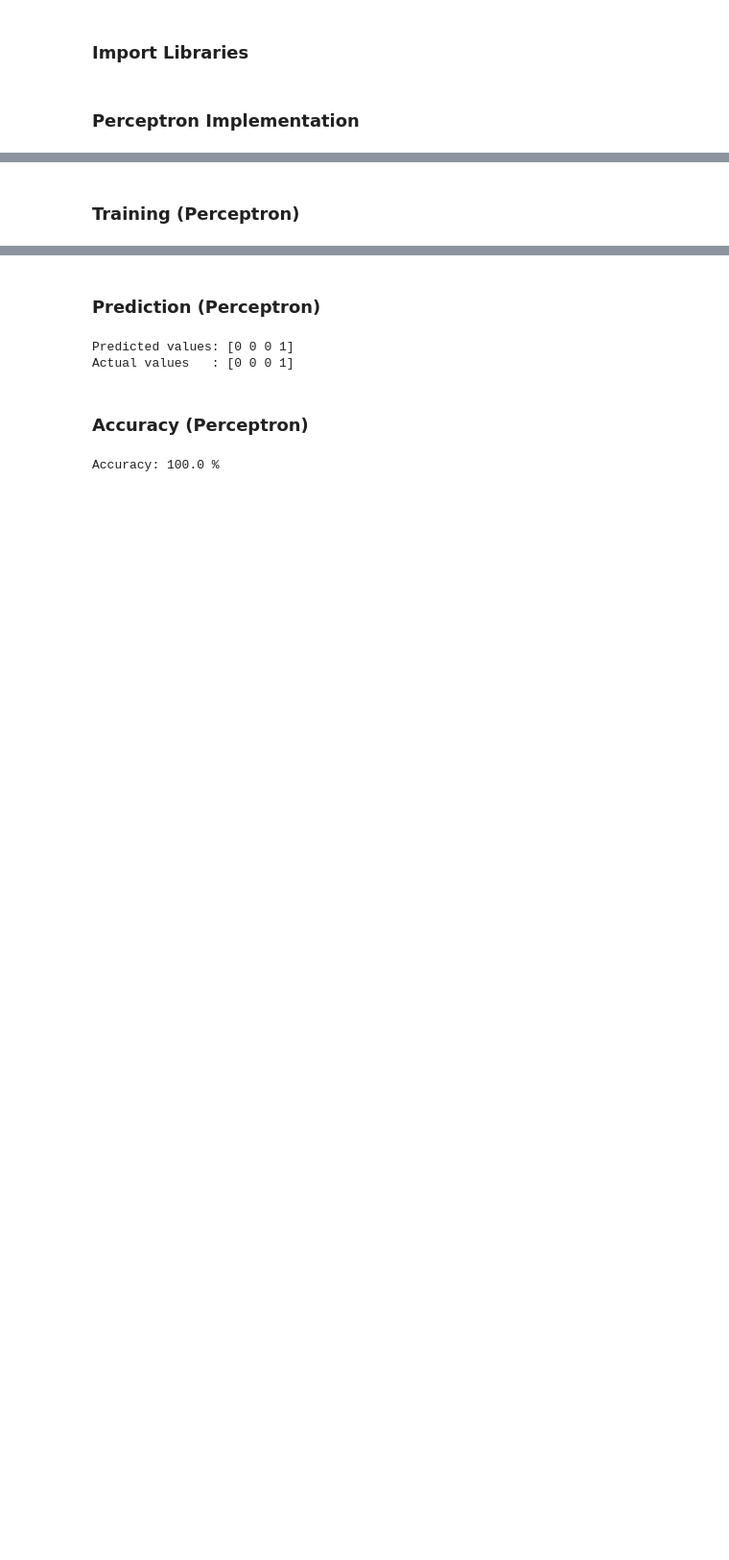
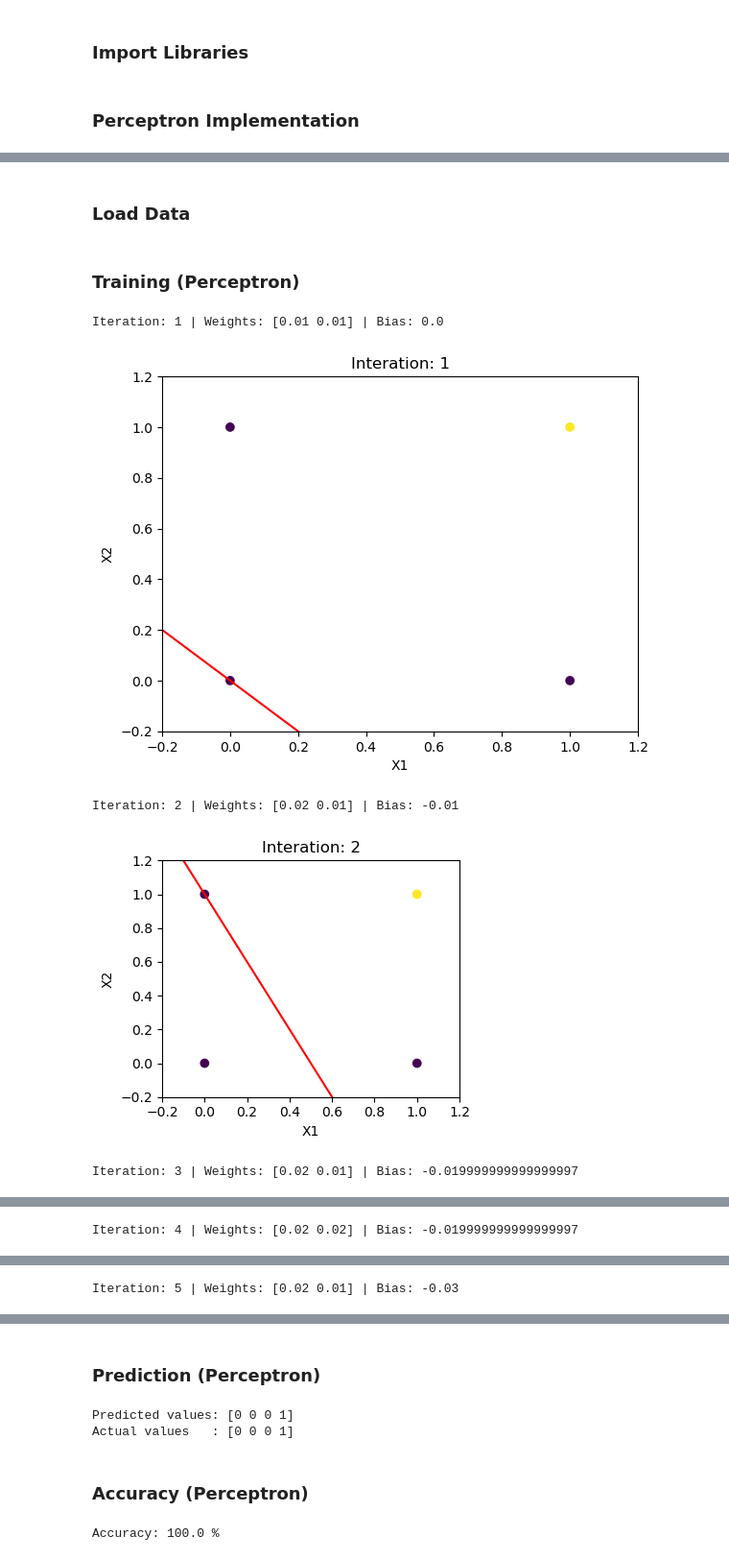
Before and after one commit to DSLRSIDDESH/PRML, a Jupyter notebook: lab-10/CS21B2019_Q1.ipynb, the cells around one changed output, grey strips where cells are left out. Shown at 96% size. Saved outputs shown, nothing was run; the diff lists cells and outputs as text; code cells hidden in the pictures; blank space fills up the shorter version.

Commit message:
Perceptron and SVM

```diff
--- a/lab-10/CS21B2019_Q1.ipynb
+++ b/lab-10/CS21B2019_Q1.ipynb
@@ -5,15 +6,33 @@ import numpy as np
 # %%
 def accuracy(y_test, y_pred):
     return np.sum(y_pred == y_test) / len(y_test)
+# %%
+def decision_boundary(epoch, X, y, weights, bias):
+        plt.figure()
+        plt.rcParams['figure.figsize'] = [4, 3.2]
+        plt.scatter(X[:, 0], X[:, 1], c = y)
+        x1 = np.linspace(-0.2, 1.2, 100)
+        x2 = -(weights[0] * x1 + bias) / weights[1]
+        plt.plot(x1, x2, 'r')
+        plt.xlim(-0.2, 1.2)
+        plt.ylim(-0.2, 1.2)
+        plt.title("Interation: " + str(epoch))
+        plt.xlabel("X1")
+        plt.ylabel("X2")
+        plt.show(block = False)
+        plt.pause(0.1)
+        plt.close()
 # %% [markdown]
 ### Perceptron Implementation
 # %%
 class Perceptron:
-    def __init__(self, learning_rate = 0.01, epochs = 100):
+    def __init__(self, learning_rate = 0.01, epochs = 1000):
         self.learning_rate = learning_rate
         self.epochs = epochs
         self.weights = None
-        self.bias = None
+        self.bias = 0
+        self.converged = False
+        self.iterations = 0
 
     def activation(self, z):
         return 1 if z >= 0 else 0
@@ -32,13 +51,28 @@ class Perceptron:
         self.weights = np.zeros(self.n_features)
         self.bias = 0
 
-        for epoch in range(self.epochs):
+        for epoch in range(1, self.epochs + 1):
+            misClassified = 0
             for i in range(len(X)):
                 y_hat = self.forward_prop(X[i])
-                self.backward_prop(X[i], y[i], y_hat)
+                if y_hat != y[i]:
+                    misClassified += 1
+                    self.backward_prop(X[i], y[i], y_hat)
+            if misClassified == 0:
+                self.converged = True
+                self.iterations = epoch - 1
+                break
+            print(f"Iteration: {epoch} | Weights: {self.weights} | Bias: {self.bias}")
+            decision_boundary(epoch, X, y, self.weights, self.bias)
 
     def predict(self, X):
         y_hat = []
         for i in range(len(X)):
             y_hat.append(self.forward_prop(X[i]))
         return np.array(y_hat)
+
+    def get_convergence(self):
+        return self.converged, self.iterations
+
+    def get_params(self):
+        return self.weights, self.bias
@@ -44,0 +110,2 @@ class Perceptron:
+# %% [markdown]
+### Load Data
@@ -51,3 +118,9 @@ Y = np.array([0, 0, 0, 1])
 # %%
-perceptron = Perceptron(learning_rate=0.01, epochs=100)
+perceptron = Perceptron(learning_rate=0.01)
 perceptron.fit(X, Y)
+# %% [output]
+Iteration: 1 | Weights: [0.01 0.01] | Bias: 0.0
+[figure, added]
+Iteration: 2 | Weights: [0.02 0.01] | Bias: -0.01
+[figure, added]
+Iteration: 3 | Weights: [0.02 0.01] | Bias: -0.019999999999999997
@@ -53,0 +128 @@ perceptron.fit(X, Y)
+Iteration: 4 | Weights: [0.02 0.02] | Bias: -0.019999999999999997
@@ -53,0 +130 @@ perceptron.fit(X, Y)
+Iteration: 5 | Weights: [0.02 0.01] | Bias: -0.03
```
Also changed, not shown: parts of 16 cells of this notebook, 1 other file.
